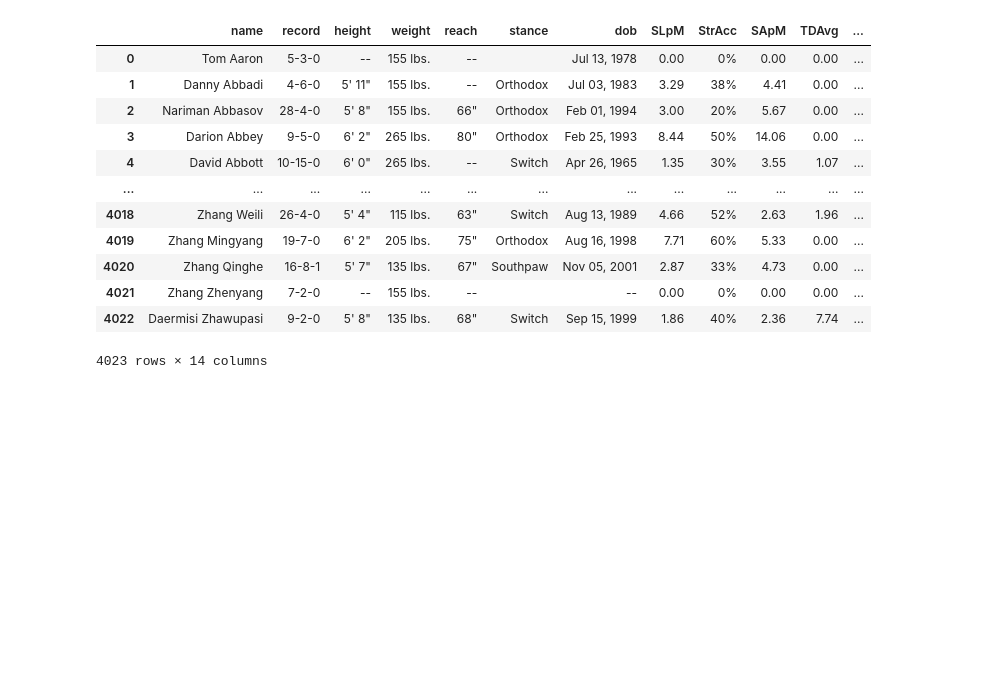
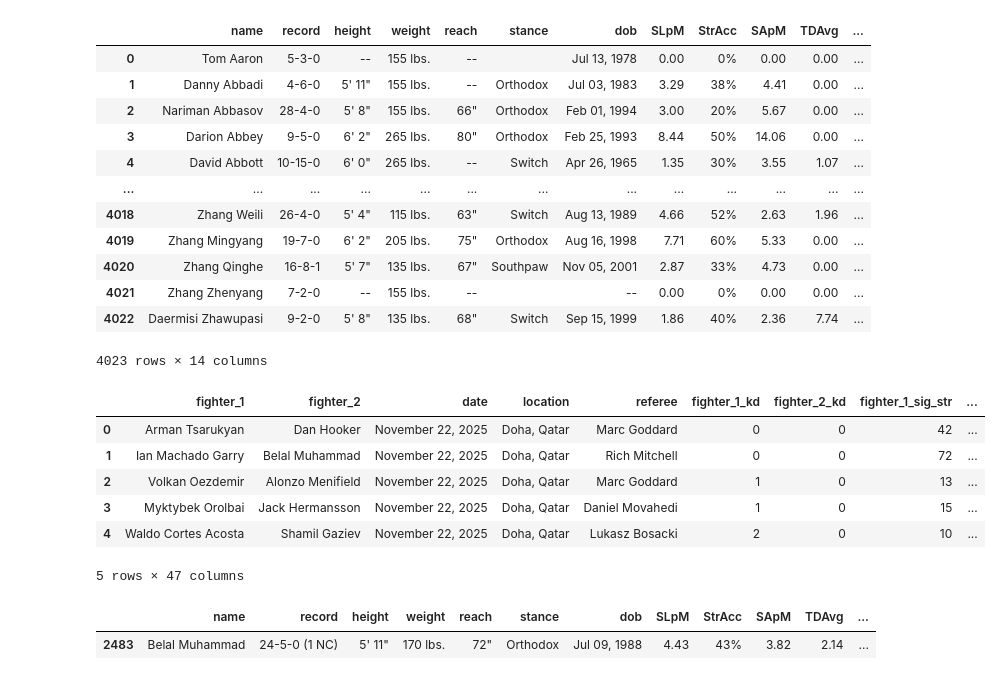
Before and after one commit to LLWICK/UFC-Fight-Winner-Predictor-Machine-learning, a Jupyter notebook: data_scraper/data_scraper.ipynb, the cells around one changed output. Cells and saved outputs as stored; diff of their text form; code cells hidden in the pictures; blank space fills up the shorter version.

```diff
--- a/data_scraper/data_scraper.ipynb
+++ b/data_scraper/data_scraper.ipynb
@@ -521,3 +532,23 @@ df_fighters_final
 | 4021 | Zhang Zhenyang | 7-2-0 | -- | 155 lbs. | -- |  | -- | 0.00 | 0% | 0.00 | 0.00 | ... |
 | 4022 | Daermisi Zhawupasi | 9-2-0 | 5' 8" | 135 lbs. | 68" | Switch | Sep 15, 1999 | 1.86 | 40% | 2.36 | 7.74 | ... |
 4023 rows × 14 columns
+# %%
+df = df_fights.copy()
+
+df = df.merge(df_fighters_final, left_on='fighter_1', right_on='name', how='left', suffixes=("", "_1"))
+df = df.merge(df_fighters_final, left_on='fighter_2', right_on='name', how='left', suffixes=("", "_2"))
+# %%
+df.head()
+# %% [output]
+|  | fighter_1 | fighter_2 | date | location | referee | fighter_1_kd | fighter_2_kd | fighter_1_sig_str | ... |
+| 0 | Arman Tsarukyan | Dan Hooker | November 22, 2025 | Doha, Qatar | Marc Goddard | 0 | 0 | 42 | ... |
+| 1 | Ian Machado Garry | Belal Muhammad | November 22, 2025 | Doha, Qatar | Rich Mitchell | 0 | 0 | 72 | ... |
+| 2 | Volkan Oezdemir | Alonzo Menifield | November 22, 2025 | Doha, Qatar | Marc Goddard | 1 | 0 | 13 | ... |
+| 3 | Myktybek Orolbai | Jack Hermansson | November 22, 2025 | Doha, Qatar | Daniel Movahedi | 1 | 0 | 15 | ... |
+| 4 | Waldo Cortes Acosta | Shamil Gaziev | November 22, 2025 | Doha, Qatar | Lukasz Bosacki | 2 | 0 | 10 | ... |
+5 rows × 47 columns
+# %%
+df_fighters_final[df_fighters_final['name']== 'Belal Muhammad']
+# %% [output]
+|  | name | record | height | weight | reach | stance | dob | SLpM | StrAcc | SApM | TDAvg | ... |
+| 2483 | Belal Muhammad | 24-5-0 (1 NC) | 5' 11" | 170 lbs. | 72" | Orthodox | Jul 09, 1988 | 4.43 | 43% | 3.82 | 2.14 | ... |
```
Also changed, not shown: parts of 5 cells of this notebook, 4 other files.
